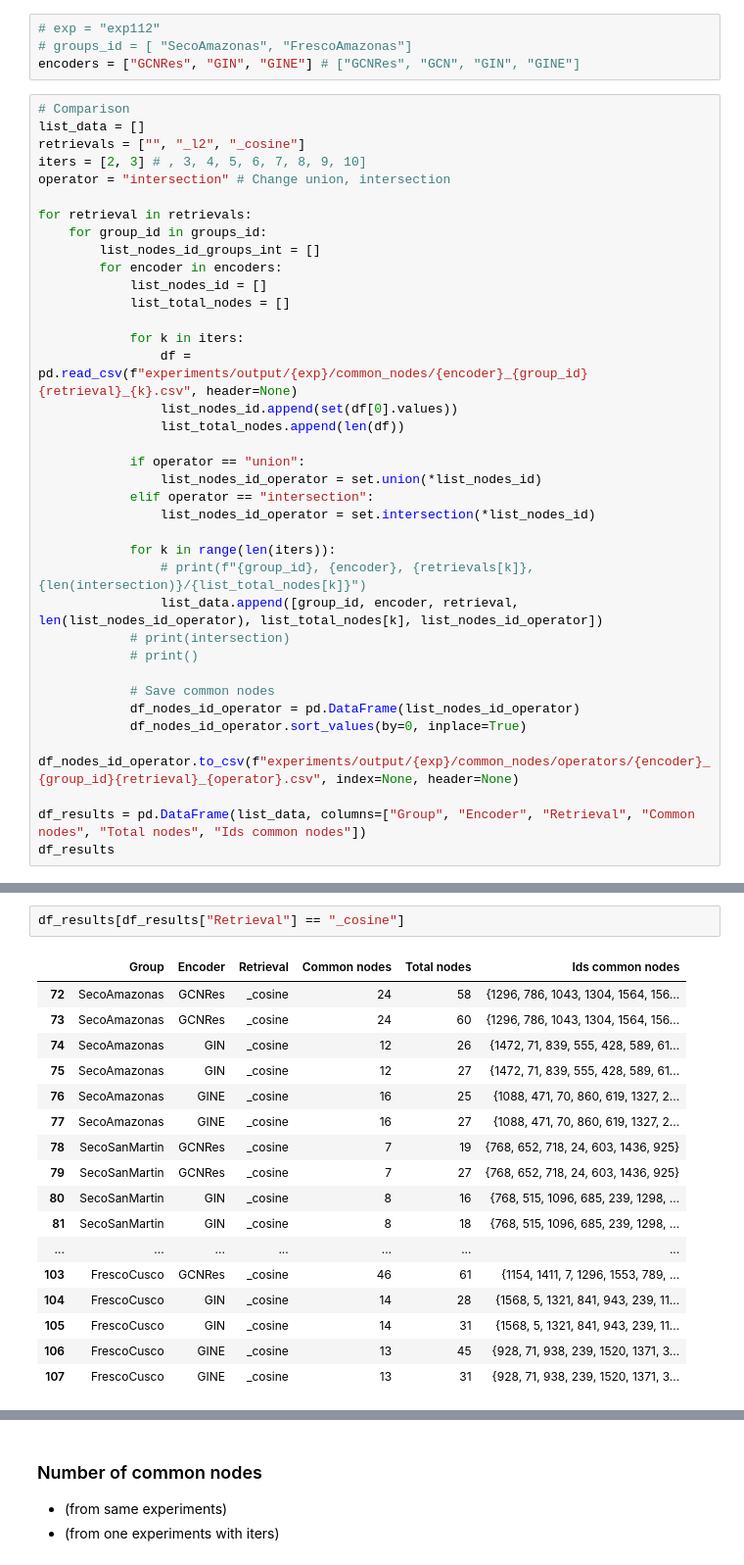
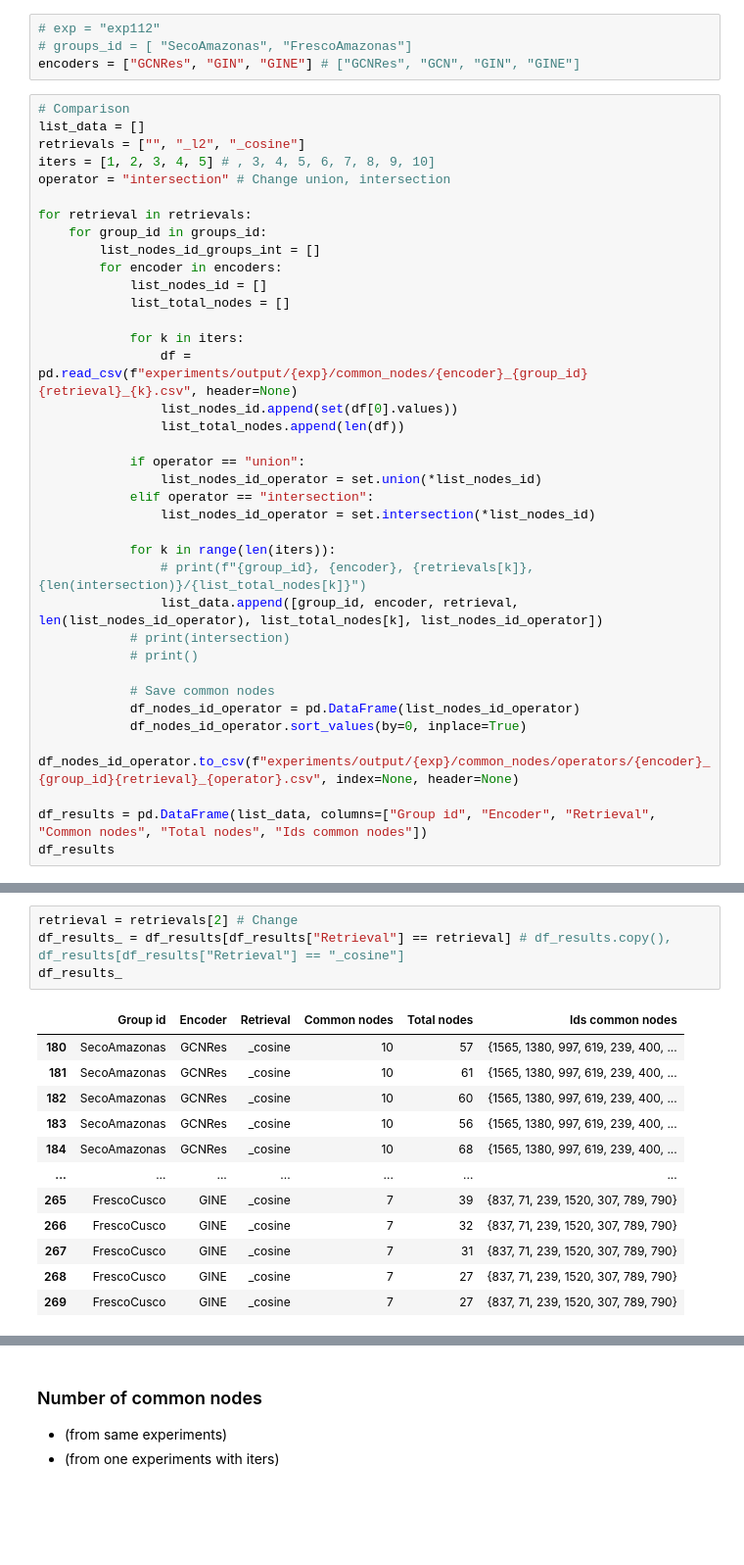
Before and after one commit to win7/T-GAE_PyG, a Jupyter notebook: utils.ipynb, the cells around one changed output, grey strips where cells are left out. Shown at 98% size. Drawn from its saved outputs; the diff is of its cells as text; blank space fills up the shorter version.

```diff
--- a/utils.ipynb
+++ b/utils.ipynb
@@ -1578,7 +1570,7 @@ encoders = ["GCNRes", "GIN", "GINE"] # ["GCNRes", "GCN", "GIN", "GINE"]
 # Comparison
 list_data = []
 retrievals = ["", "_l2", "_cosine"]
-iters = [2, 3] # , 3, 4, 5, 6, 7, 8, 9, 10]
+iters = [1, 2, 3, 4, 5] # , 3, 4, 5, 6, 7, 8, 9, 10]
 operator = "intersection" # Change union, intersection
 
 for retrieval in retrievals:
@@ -1609,6 +1601,6 @@ for retrieval in retrievals:
 			df_nodes_id_operator.sort_values(by=0, inplace=True)
 			df_nodes_id_operator.to_csv(f"experiments/output/{exp}/common_nodes/operators/{encoder}_{group_id}{retrieval}_{operator}.csv", index=None, header=None)
 
-df_results = pd.DataFrame(list_data, columns=["Group", "Encoder", "Retrieval", "Common nodes", "Total nodes", "Ids common nodes"])
+df_results = pd.DataFrame(list_data, columns=["Group id", "Encoder", "Retrieval", "Common nodes", "Total nodes", "Ids common nodes"])
 df_results
 # %% [output]
@@ -1645,20 +1625,17 @@ df_nodes_id_operator
 # %%
-df_results[df_results["Retrieval"] == "_cosine"]
+retrieval = retrievals[2] # Change
+df_results_ = df_results[df_results["Retrieval"] == retrieval] # df_results.copy(), df_results[df_results["Retrieval"] == "_cosine"]
+df_results_
 # %% [output]
-|  | Group | Encoder | Retrieval | Common nodes | Total nodes | Ids common nodes |
-| 72 | SecoAmazonas | GCNRes | _cosine | 24 | 58 | {1296, 786, 1043, 1304, 1564, 156... |
-| 73 | SecoAmazonas | GCNRes | _cosine | 24 | 60 | {1296, 786, 1043, 1304, 1564, 156... |
-| 74 | SecoAmazonas | GIN | _cosine | 12 | 26 | {1472, 71, 839, 555, 428, 589, 61... |
-| 75 | SecoAmazonas | GIN | _cosine | 12 | 27 | {1472, 71, 839, 555, 428, 589, 61... |
-| 76 | SecoAmazonas | GINE | _cosine | 16 | 25 | {1088, 471, 70, 860, 619, 1327, 2... |
-| 77 | SecoAmazonas | GINE | _cosine | 16 | 27 | {1088, 471, 70, 860, 619, 1327, 2... |
-| 78 | SecoSanMartin | GCNRes | _cosine | 7 | 19 | {768, 652, 718, 24, 603, 1436, 925} |
-| 79 | SecoSanMartin | GCNRes | _cosine | 7 | 27 | {768, 652, 718, 24, 603, 1436, 925} |
-| 80 | SecoSanMartin | GIN | _cosine | 8 | 16 | {768, 515, 1096, 685, 239, 1298, ... |
-| 81 | SecoSanMartin | GIN | _cosine | 8 | 18 | {768, 515, 1096, 685, 239, 1298, ... |
+|  | Group id | Encoder | Retrieval | Common nodes | Total nodes | Ids common nodes |
+| 180 | SecoAmazonas | GCNRes | _cosine | 10 | 57 | {1565, 1380, 997, 619, 239, 400, ... |
+| 181 | SecoAmazonas | GCNRes | _cosine | 10 | 61 | {1565, 1380, 997, 619, 239, 400, ... |
+| 182 | SecoAmazonas | GCNRes | _cosine | 10 | 60 | {1565, 1380, 997, 619, 239, 400, ... |
+| 183 | SecoAmazonas | GCNRes | _cosine | 10 | 56 | {1565, 1380, 997, 619, 239, 400, ... |
+| 184 | SecoAmazonas | GCNRes | _cosine | 10 | 68 | {1565, 1380, 997, 619, 239, 400, ... |
 | ... | ... | ... | ... | ... | ... | ... |
-| 103 | FrescoCusco | GCNRes | _cosine | 46 | 61 | {1154, 1411, 7, 1296, 1553, 789, ... |
-| 104 | FrescoCusco | GIN | _cosine | 14 | 28 | {1568, 5, 1321, 841, 943, 239, 11... |
-| 105 | FrescoCusco | GIN | _cosine | 14 | 31 | {1568, 5, 1321, 841, 943, 239, 11... |
-| 106 | FrescoCusco | GINE | _cosine | 13 | 45 | {928, 71, 938, 239, 1520, 1371, 3... |
-| 107 | FrescoCusco | GINE | _cosine | 13 | 31 | {928, 71, 938, 239, 1520, 1371, 3... |
+| 265 | FrescoCusco | GINE | _cosine | 7 | 39 | {837, 71, 239, 1520, 307, 789, 790} |
+| 266 | FrescoCusco | GINE | _cosine | 7 | 32 | {837, 71, 239, 1520, 307, 789, 790} |
+| 267 | FrescoCusco | GINE | _cosine | 7 | 31 | {837, 71, 239, 1520, 307, 789, 790} |
+| 268 | FrescoCusco | GINE | _cosine | 7 | 27 | {837, 71, 239, 1520, 307, 789, 790} |
+| 269 | FrescoCusco | GINE | _cosine | 7 | 27 | {837, 71, 239, 1520, 307, 789, 790} |
```
Also changed, not shown: parts of 14 cells of this notebook, 3 other files.
